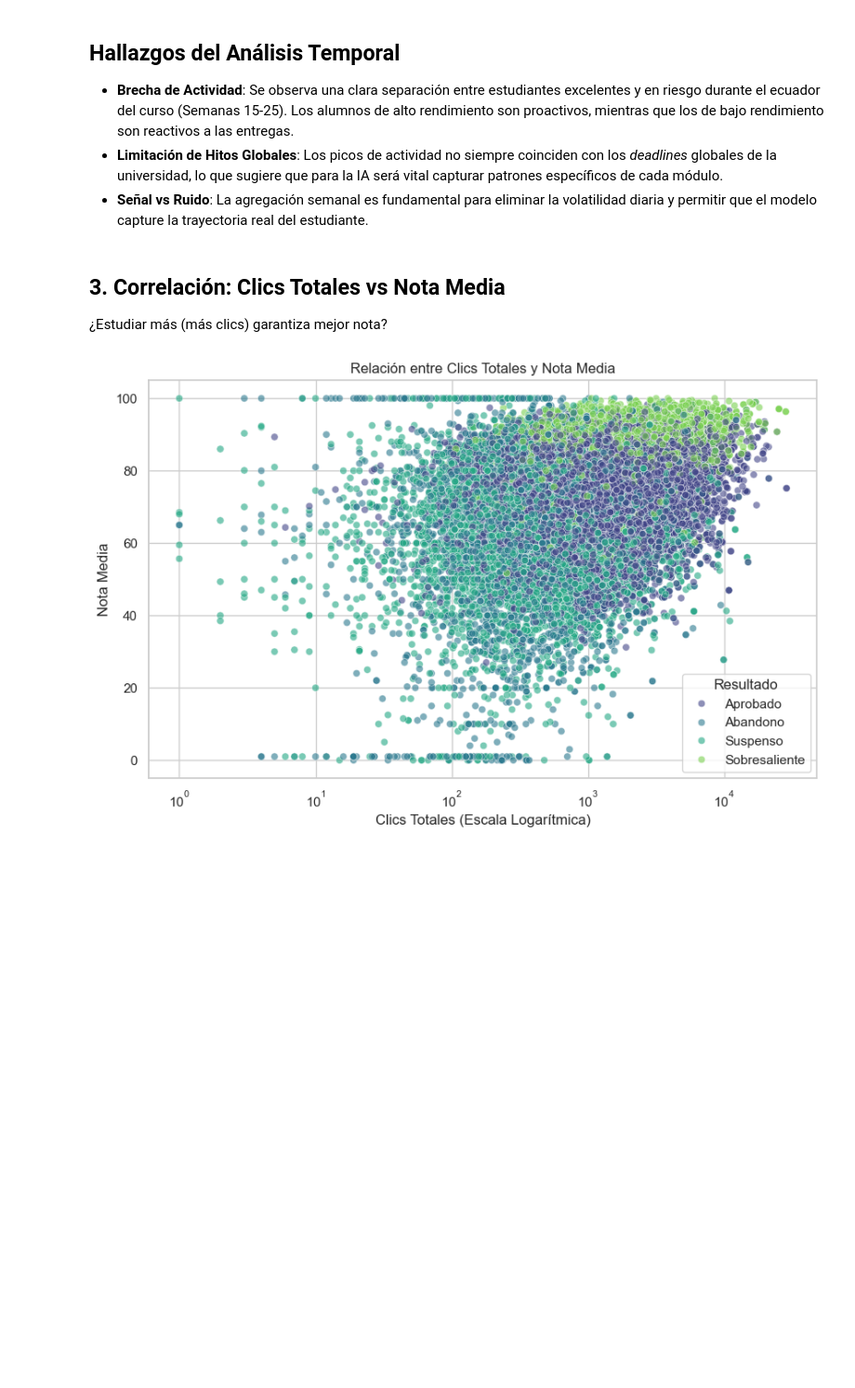
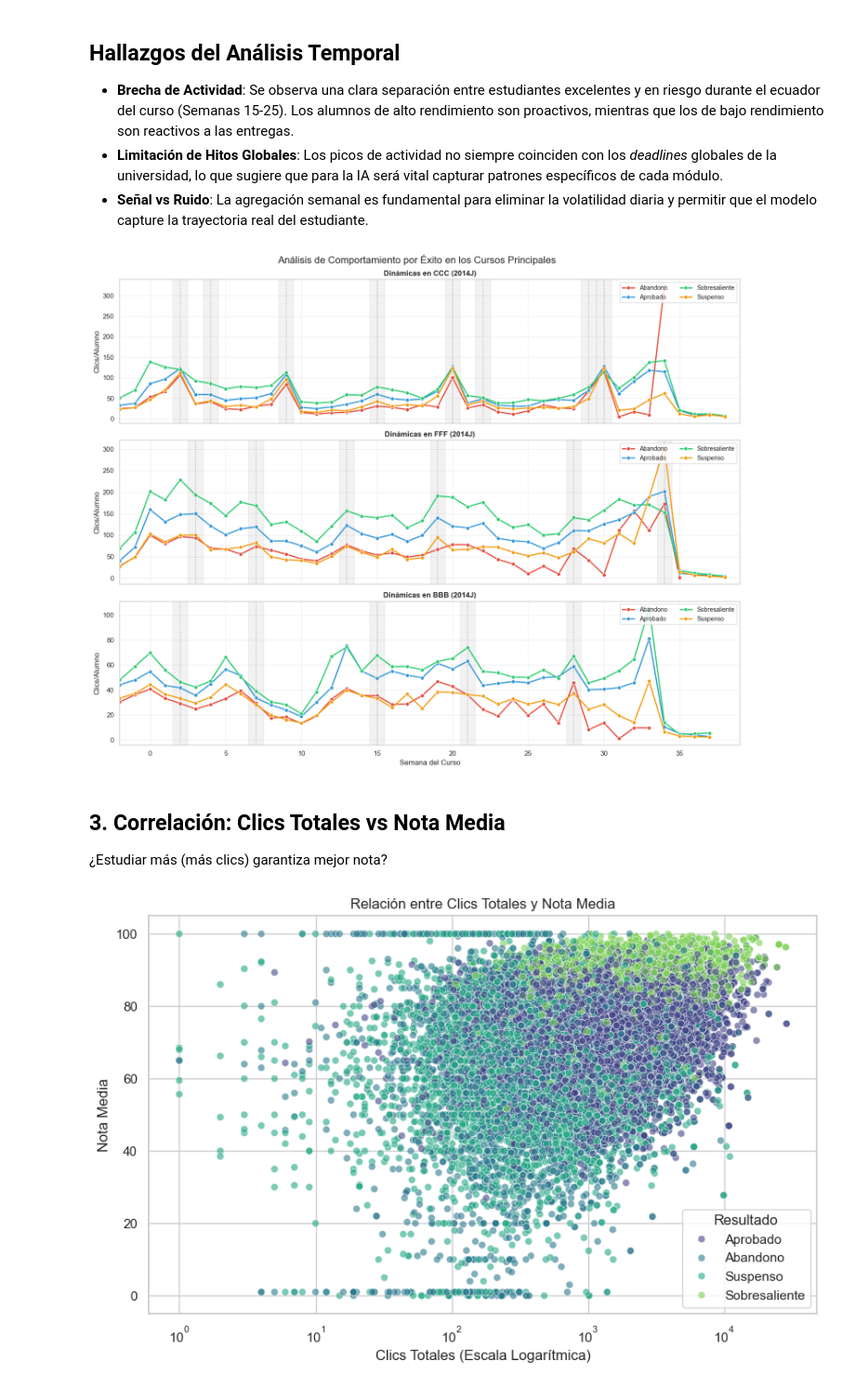
Before and after one commit to MichaeLaudrup/Artificial_Intelligence_Msc, a Jupyter notebook: TFM_education_ai_analytics/notebooks/data_exploration.ipynb, the cells around one changed output. Shown at 93% size. Cells and saved outputs as stored; diff of their text form; code cells hidden in the pictures; blank space fills up the shorter version.

```diff
--- a/TFM_education_ai_analytics/notebooks/data_exploration.ipynb
+++ b/TFM_education_ai_analytics/notebooks/data_exploration.ipynb
@@ -340,6 +357,61 @@ plt.show()
 *   **Brecha de Actividad**: Se observa una clara separación entre estudiantes excelentes y en riesgo durante el ecuador del curso (Semanas 15-25). Los alumnos de alto rendimiento son proactivos, mientras que los de bajo rendimiento son reactivos a las entregas.
 *   **Limitación de Hitos Globales**: Los picos de actividad no siempre coinciden con los *deadlines* globales de la universidad, lo que sugiere que para la IA será vital capturar patrones específicos de cada módulo.
 *   **Señal vs Ruido**: La agregación semanal es fundamental para eliminar la volatilidad diaria y permitir que el modelo capture la trayectoria real del estudiante.
+# %%
+# --- ANÁLSIS DE PATRONES DE ABANDONO VS RENDIMIENTO ---
+# Objetivo: Comprender la dinámica temporal y el comportamiento diferencial entre
+# estudiantes que tienen éxito y aquellos que abandonan. Esta información será
+# clave para diseñar el sistema de alerta temprana basado en Transformers.
+# --- TRIPLE DESGLOSE: Top 3 Cursos por Resultado Final ---
+# 1. Identificar Top 3 Cursos Masivos
+top_3_courses = df_students.groupby(['code_module', 'code_presentation']).size().sort_values(ascending=False).head(3)
+# 2. Configuración Visual
+fig, axes = plt.subplots(3, 1, figsize=(15, 12), sharex=True)
+result_colors = {'Aprobado': '#3498db', 'Sobresaliente': '#2ecc71', 'Suspenso': '#f39c12', 'Abandono': '#e74c3c'}
+traduccion = {'Pass': 'Aprobado', 'Distinction': 'Sobresaliente', 'Fail': 'Suspenso', 'Withdrawn': 'Abandono'}
+# 3. Bucle para generar los 3 gráficos
+for i, ((curso, semestre), _) in enumerate(top_3_courses.items()):
+    ax = axes[i]
+
+    # A. Filtrar Datos Específicos
+    # Estudiantes de este curso concreto con su nota final
+    sub_students = df_students[(df_students['code_module'] == curso) & (df_students['code_presentation'] == semestre)][['id_student', 'final_result']]
+    # Interacciones de este curso
+    sub_inter = df_interactions[(df_interactions['code_module'] == curso) & (df_interactions['code_presentation'] == semestre)]
+    # Deadlines de este curso
+    sub_assess = df_assessments[(df_assessments['code_module'] == curso) & (df_assessments['code_presentation'] == semestre)]
+
+    # B. Merge para tener 'final_result' en las interacciones
+    merged_data = sub_inter.merge(sub_students, on='id_student', how='inner')
+    merged_data['Resultado'] = merged_data['final_result'].map(traduccion)
+    merged_data['week'] = merged_data['date'] // 7
+
+    # C. Agrupar (Media de clics por resultado y semana)
+    # Primero sumamos por alumno/semana, luego promediamos por grupo
+    student_level = merged_data.groupby(['id_student', 'Resultado', 'week'])['sum_click'].sum().reset_index()
+    trend_data = student_level.groupby(['Resultado', 'week'])['sum_click'].mean().reset_index()
+
+    # D. Pintar Líneas por Resultado
+    sns.lineplot(data=trend_data, x='week', y='sum_click', hue='Resultado', palette=result_colors, ax=ax, linewidth=2, marker='o')
+
+    # E. Pintar Deadlines (Fondo Rojo)
+    deadlines = (sub_assess['date'] // 7).unique()
+    for d in deadlines:
+        ax.axvline(x=d, color='gray', linestyle=':', alpha=0.5)
+        ax.axvspan(d - 0.5, d + 0.5, color='gray', alpha=0.1)
+
+    # F. Cosmética
+    ax.set_title(f'Dinámicas en {curso} ({semestre})', fontsize=12, fontweight='bold')
+    ax.set_ylabel('Clics/Alumno')
+    ax.legend(loc='upper right', fontsize='small', ncol=2)
+    ax.grid(True, alpha=0.3)
+plt.xlabel('Semana del Curso')
+plt.xlim(-2, 39)
+plt.suptitle('Análisis de Comportamiento por Éxito en los Cursos Principales', fontsize=16)
+plt.tight_layout()
+plt.show()
+# %% [output]
+[figure, added]
 # %% [markdown]
 ## 3. Correlación: Clics Totales vs Nota Media
 ¿Estudiar más (más clics) garantiza mejor nota?
```
Also changed, not shown: parts of 9 cells of this notebook, 2 other files.
